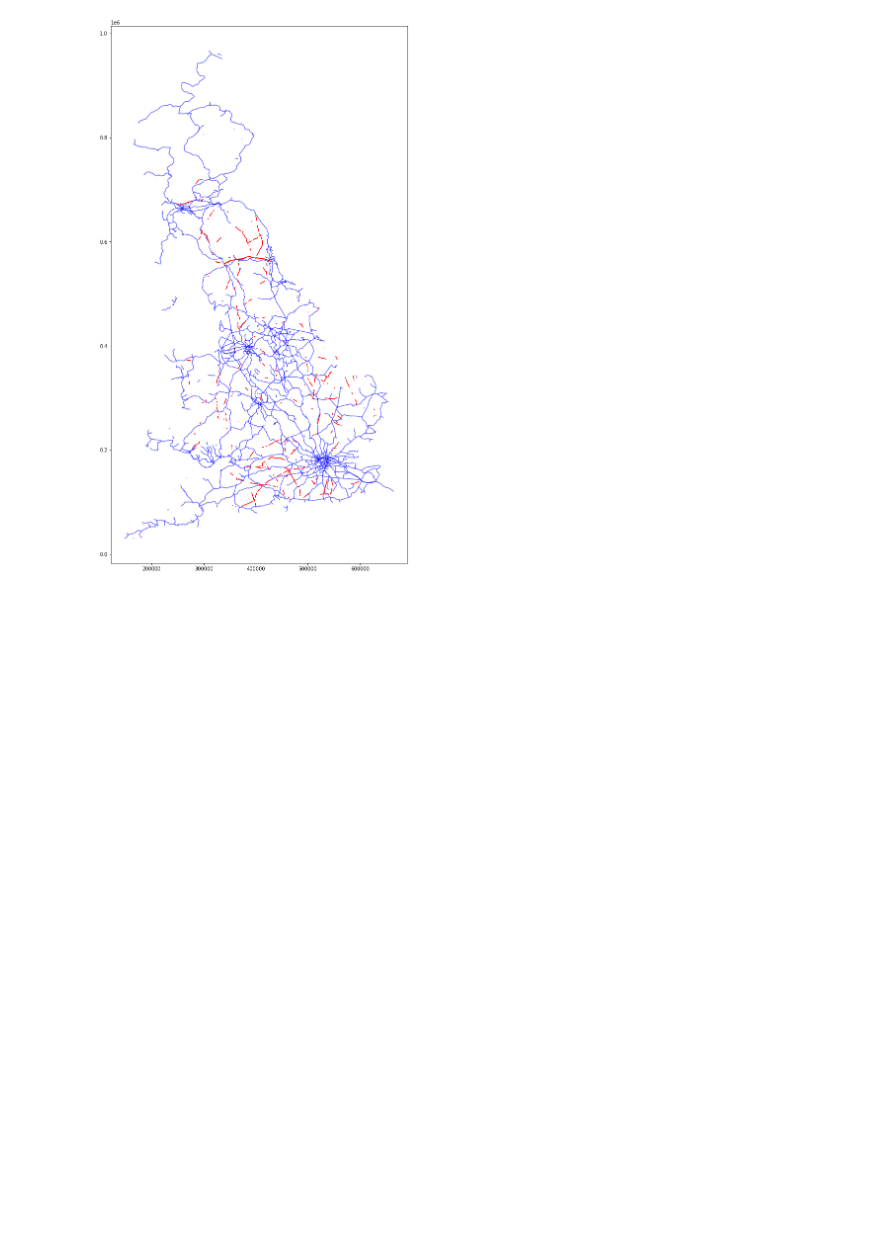
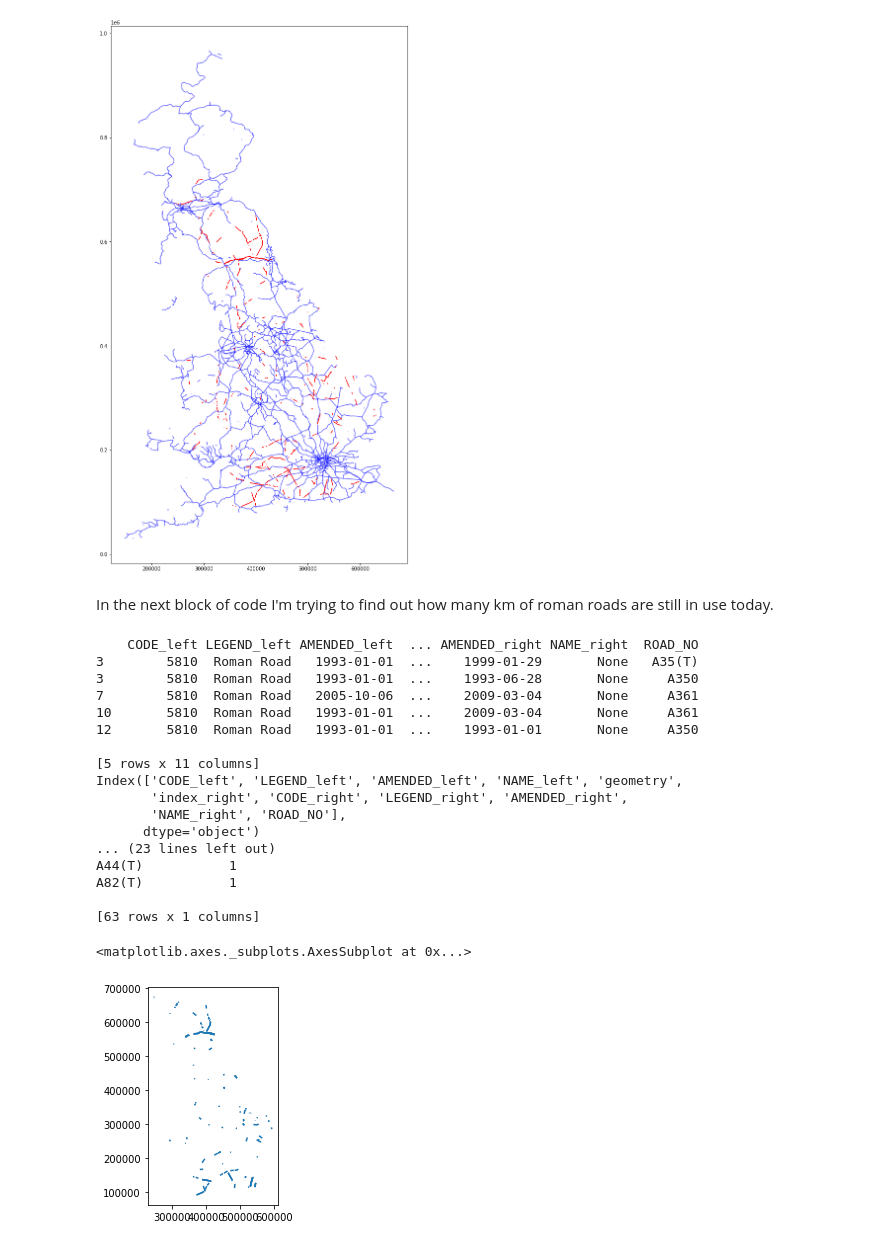
Before and after one commit to magdafairfax/python_projects, a Jupyter notebook: AncientRomanForts/FromRomanRoadsToModernRoads.ipynb, the cells around one changed output. Cells and saved outputs as stored; diff of their text form; code cells hidden in the pictures; blank space fills up the shorter version.

```diff
--- a/AncientRomanForts/FromRomanRoadsToModernRoads.ipynb
+++ b/AncientRomanForts/FromRomanRoadsToModernRoads.ipynb
@@ -209,8 +200,7 @@ plt.savefig("intersection_roman_versus_modern_england_roads.png")
 Next I want to see how roman roads influenced the railways
 # %%
 
-railway = gpd.read_file("railway_line.shp")
-antiquity_roads = gpd.read_file("antiquity_line.shp")
+railway = gpd.read_file("data/railway_line.shp")
 
 # display both shape files together
 fig, ax = plt.subplots(1, figsize = (20,20))
@@ -221,3 +211,67 @@ antiquity_roads.plot(ax=ax, color = 'red')
 plt.savefig("roman_versus_railway.png")
 # %% [output]
 [figure]
+# %% [markdown]
+In the next block of code I'm trying to find out how many km of roman roads are still in use today.
+# %%
+#antiquity_roads = gpd.read_file("antiquity_line.shp")
+#primary_roads = gpd.read_file("primary_road.shp")
+
+#create a legend
+lgnd_kwds = {'title': 'Roads',
+               'loc': 'upper left', 'bbox_to_anchor': (1, 1.03), 'ncol': 1}
+
+#Intersecting
+#intersections= gpd.sjoin(primary_roads, antiquity_roads, how="inner", op='intersects')
+#intersections.head()
+#intersections.shape
+#intersections.plot(color ="blue", figsize = (20,20))
+
+#plt.title("Intersection Roman Roads versus Modern Roads")
+#plt.xlabel("Longitude")
+#plt.ylabel("Latitude")
+#plt.grid()
+
+#plt.savefig("intersection_roman_versus_modern_england_roads.png")
+#roads_interesect =
+# parameter alpha control the level of transparency
+#primary_roads.plot(ax=ax, color='grey', alpha = 0.5)
+#antiquity_roads.plot(ax=ax, cmap = 'tab20', legend=True, legend_kwds = lgnd_kwds)
+
+# Joining the two roads
+#road_still_in_use = gpd.overlay(antiquity_roads, primary_roads, how ='intersection')
+#print(road_still_in_use.head())
+
+#Calculates the intersection between roman roads and modern roads
+roads_joined = gpd.sjoin (antiquity_roads, primary_roads, op = "intersects")
+print(roads_joined.head())
+
+print(roads_joined.columns)
+
+# Perform an aggregation to see how many old roman roads are contained within the modern roads
+roads_joined_grouped = roads_joined[['NAME_left', 'ROAD_NO']].groupby('ROAD_NO')
+print(roads_joined.loc[roads_joined.ROAD_NO == 'A68'])
+
+print(roads_joined_grouped.agg('count').sort_values(by='NAME_left', ascending = False))
+
+roads_joined.plot()
+# %% [output]
+    CODE_left LEGEND_left AMENDED_left  ... AMENDED_right NAME_right  ROAD_NO
+3        5810  Roman Road   1993-01-01  ...    1999-01-29       None   A35(T)
+3        5810  Roman Road   1993-01-01  ...    1993-06-28       None     A350
+7        5810  Roman Road   2005-10-06  ...    2009-03-04       None     A361
+10       5810  Roman Road   1993-01-01  ...    2009-03-04       None     A361
+12       5810  Roman Road   1993-01-01  ...    1993-01-01       None     A350
+
+[5 rows x 11 columns]
+Index(['CODE_left', 'LEGEND_left', 'AMENDED_left', 'NAME_left', 'geometry',
+       'index_right', 'CODE_right', 'LEGEND_right', 'AMENDED_right',
+       'NAME_right', 'ROAD_NO'],
+      dtype='object')
+... (23 lines left out)
+A44(T)           1
+A82(T)           1
+
+[63 rows x 1 columns]
+<matplotlib.axes._subplots.AxesSubplot at 0x...>
+[figure, added]
```
Also changed, not shown: parts of 20 cells of this notebook, 9 other files.
